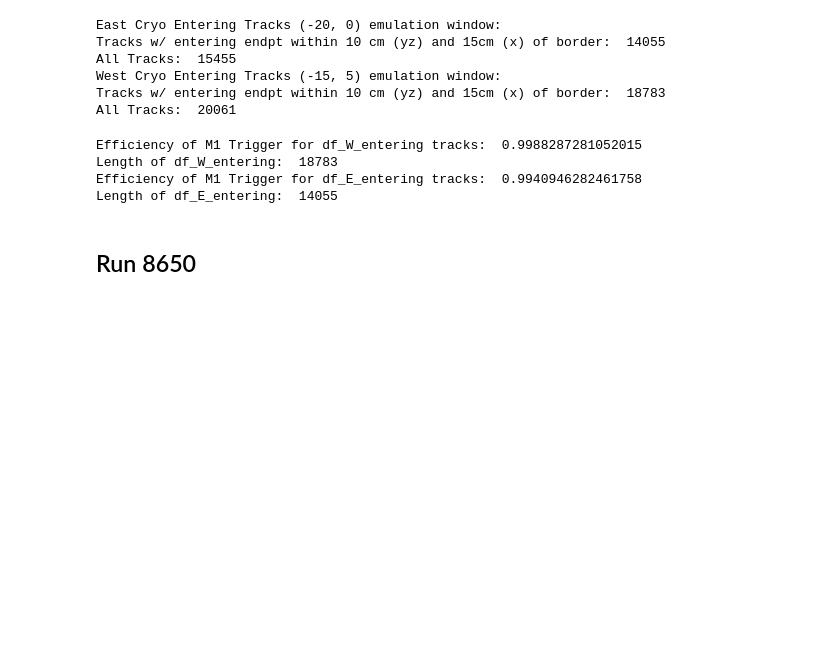
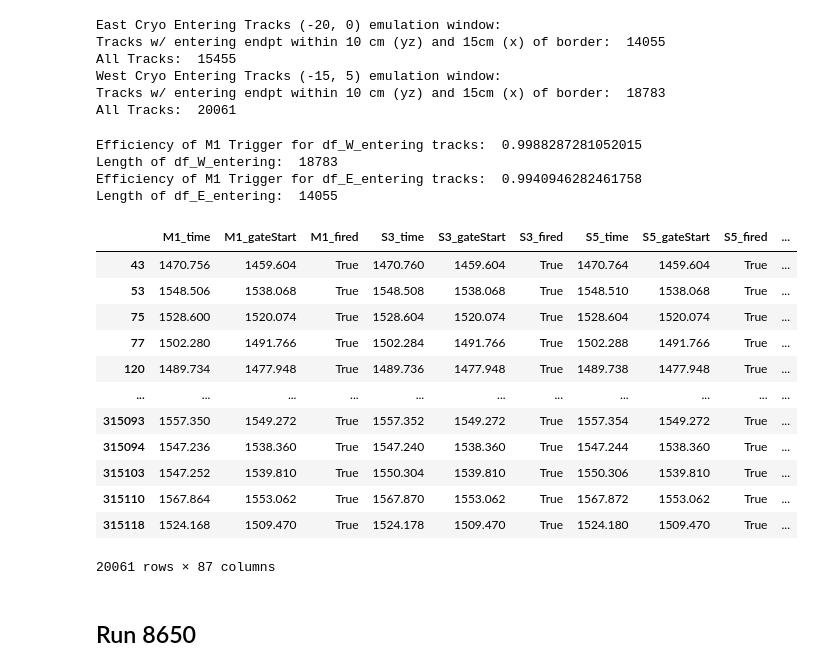
Before and after one commit to TanviKrishnan/SULI-Icarus-TriggerEfficiency, a Jupyter notebook: TriggerEfficiencyExploration_MultiRun_AsymmetricWindow.ipynb, the cells around one changed output. Cells and saved outputs as stored; diff of their text form; code cells hidden in the pictures; blank space fills up the shorter version.

```diff
--- a/TriggerEfficiencyExploration_MultiRun_AsymmetricWindow.ipynb
+++ b/TriggerEfficiencyExploration_MultiRun_AsymmetricWindow.ipynb
@@ -113,6 +113,12 @@ def add_ratio_info(df_input, cutoff, cryo):
     df_east = df[df['ratio_x'] < -1*cutoff]
 
     return (df, df_west, df_east)
+# %%
+# Adds a column for energy assuming minimum ionizing particle: Energy (in MeV) = 2*length (in cm)
+def add_energy_info(df_input):
+    df = df_input.copy()
+    df.insert(74, 'mip_energy', df['length']*2)
+    return df
 # %%
 # Returns tracks that enter the detector (higher y-position point is on an edge)
 # returns np array of True/False for each row in the provided dataframe
@@ -324,6 +332,23 @@ Efficiency of M1 Trigger for df_W_entering tracks:  0.9988287281052015
 Length of df_W_entering:  18783
 Efficiency of M1 Trigger for df_E_entering tracks:  0.9940946282461758
 Length of df_E_entering:  14055
+# %%
+W_eastofcathode = df_W_loc['beforecathode']
+df_W_loc
+# %% [output]
+|  | M1_time | M1_gateStart | M1_fired | S3_time | S3_gateStart | S3_fired | S5_time | S5_gateStart | S5_fired | ... |
+| 43 | 1470.756 | 1459.604 | True | 1470.760 | 1459.604 | True | 1470.764 | 1459.604 | True | ... |
+| 53 | 1548.506 | 1538.068 | True | 1548.508 | 1538.068 | True | 1548.510 | 1538.068 | True | ... |
+| 75 | 1528.600 | 1520.074 | True | 1528.604 | 1520.074 | True | 1528.604 | 1520.074 | True | ... |
+| 77 | 1502.280 | 1491.766 | True | 1502.284 | 1491.766 | True | 1502.288 | 1491.766 | True | ... |
+| 120 | 1489.734 | 1477.948 | True | 1489.736 | 1477.948 | True | 1489.738 | 1477.948 | True | ... |
+| ... | ... | ... | ... | ... | ... | ... | ... | ... | ... | ... |
+| 315093 | 1557.350 | 1549.272 | True | 1557.352 | 1549.272 | True | 1557.354 | 1549.272 | True | ... |
+| 315094 | 1547.236 | 1538.360 | True | 1547.240 | 1538.360 | True | 1547.244 | 1538.360 | True | ... |
+| 315103 | 1547.252 | 1539.810 | True | 1550.304 | 1539.810 | True | 1550.306 | 1539.810 | True | ... |
+| 315110 | 1567.864 | 1553.062 | True | 1567.870 | 1553.062 | True | 1567.872 | 1553.062 | True | ... |
+| 315118 | 1524.168 | 1509.470 | True | 1524.178 | 1509.470 | True | 1524.180 | 1509.470 | True | ... |
+20061 rows × 87 columns
 # %% [markdown]
 ## Run 8650
 # %%
```
Also changed, not shown: parts of 8 cells of this notebook.
